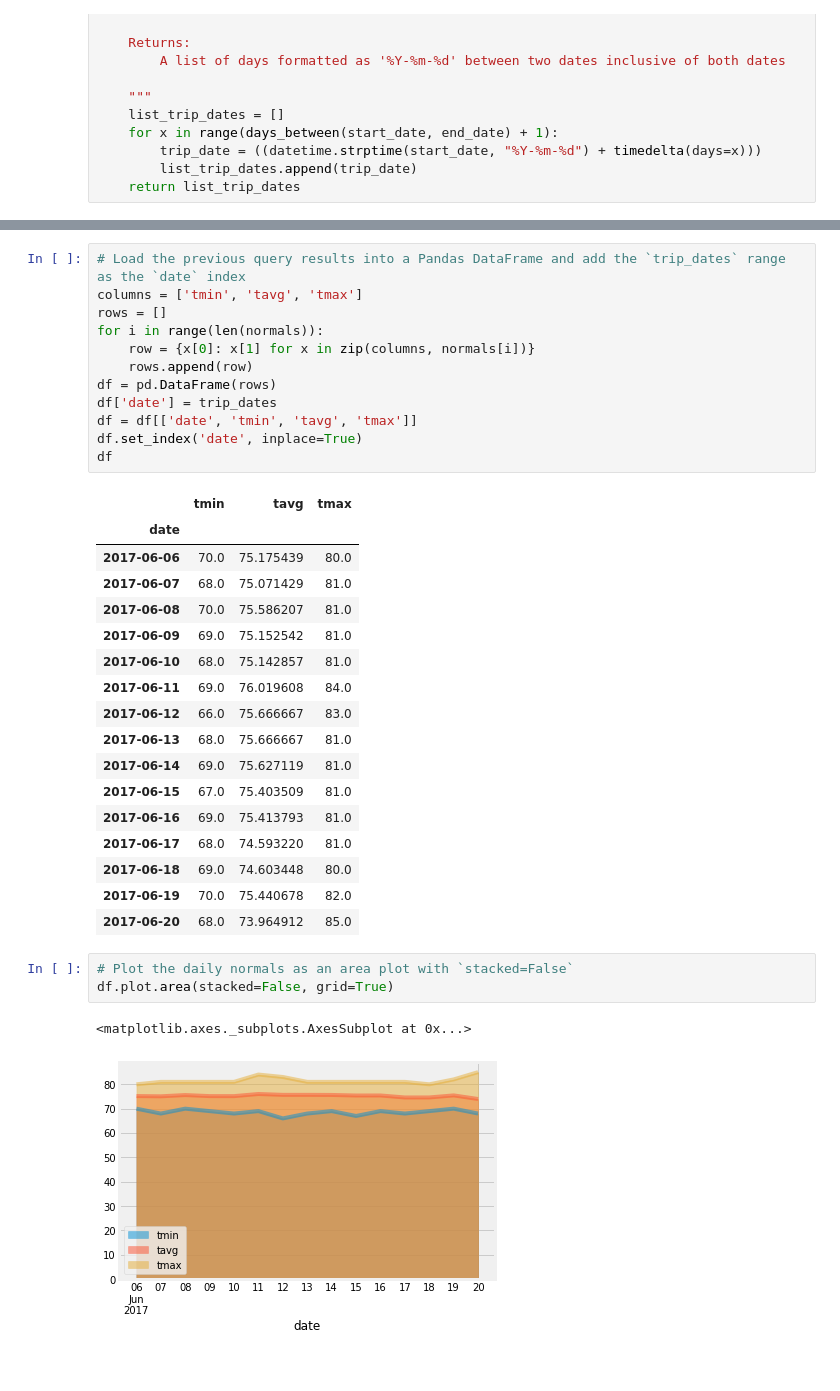
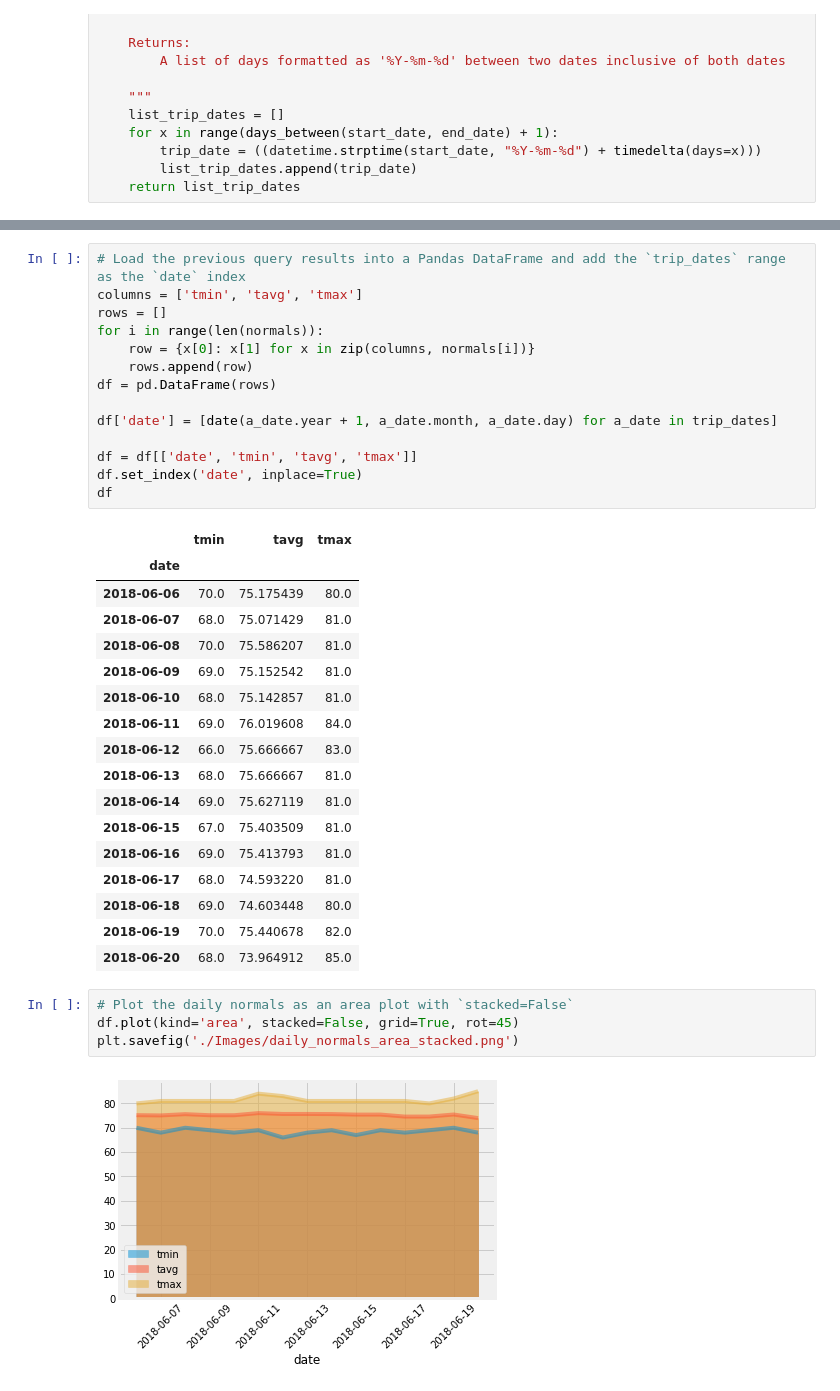
Before and after one commit to ddcruz/SQLAlchemy_challenge, a Jupyter notebook: climate.ipynb, the cells around one changed output, grey strips where cells are left out. Drawn from its saved outputs; the diff is of its cells as text.

Commit message:
fixed the precipitation and reran the output for a fresh capture of images

```diff
--- a/climate.ipynb
+++ b/climate.ipynb
@@ -401,31 +387,33 @@ for i in range(len(normals)):
     row = {x[0]: x[1] for x in zip(columns, normals[i])}
     rows.append(row)
 df = pd.DataFrame(rows)
-df['date'] = trip_dates
+
+df['date'] = [date(a_date.year + 1, a_date.month, a_date.day) for a_date in trip_dates]
+
 df = df[['date', 'tmin', 'tavg', 'tmax']]
 df.set_index('date', inplace=True)
 df
 # %% [output]
 |  | tmin | tavg | tmax |
 | date |  |  |  |
-| 2017-06-06 | 70.0 | 75.175439 | 80.0 |
-| 2017-06-07 | 68.0 | 75.071429 | 81.0 |
-| 2017-06-08 | 70.0 | 75.586207 | 81.0 |
-| 2017-06-09 | 69.0 | 75.152542 | 81.0 |
-| 2017-06-10 | 68.0 | 75.142857 | 81.0 |
-| 2017-06-11 | 69.0 | 76.019608 | 84.0 |
-| 2017-06-12 | 66.0 | 75.666667 | 83.0 |
-| 2017-06-13 | 68.0 | 75.666667 | 81.0 |
-| 2017-06-14 | 69.0 | 75.627119 | 81.0 |
-| 2017-06-15 | 67.0 | 75.403509 | 81.0 |
-| 2017-06-16 | 69.0 | 75.413793 | 81.0 |
-| 2017-06-17 | 68.0 | 74.593220 | 81.0 |
-| 2017-06-18 | 69.0 | 74.603448 | 80.0 |
-| 2017-06-19 | 70.0 | 75.440678 | 82.0 |
-| 2017-06-20 | 68.0 | 73.964912 | 85.0 |
+| 2018-06-06 | 70.0 | 75.175439 | 80.0 |
+| 2018-06-07 | 68.0 | 75.071429 | 81.0 |
+| 2018-06-08 | 70.0 | 75.586207 | 81.0 |
+| 2018-06-09 | 69.0 | 75.152542 | 81.0 |
+| 2018-06-10 | 68.0 | 75.142857 | 81.0 |
+| 2018-06-11 | 69.0 | 76.019608 | 84.0 |
+| 2018-06-12 | 66.0 | 75.666667 | 83.0 |
+| 2018-06-13 | 68.0 | 75.666667 | 81.0 |
+| 2018-06-14 | 69.0 | 75.627119 | 81.0 |
+| 2018-06-15 | 67.0 | 75.403509 | 81.0 |
+| 2018-06-16 | 69.0 | 75.413793 | 81.0 |
+| 2018-06-17 | 68.0 | 74.593220 | 81.0 |
+| 2018-06-18 | 69.0 | 74.603448 | 80.0 |
+| 2018-06-19 | 70.0 | 75.440678 | 82.0 |
+| 2018-06-20 | 68.0 | 73.964912 | 85.0 |
 # %%
 # Plot the daily normals as an area plot with `stacked=False`
-df.plot.area(stacked=False, grid=True)
+df.plot(kind='area', stacked=False, grid=True, rot=45)
+plt.savefig('./Images/daily_normals_area_stacked.png')
 # %% [output]
-<matplotlib.axes._subplots.AxesSubplot at 0x...>
-[figure, old version]
+[figure, new version]
```
Also changed, not shown: parts of 9 cells of this notebook.
